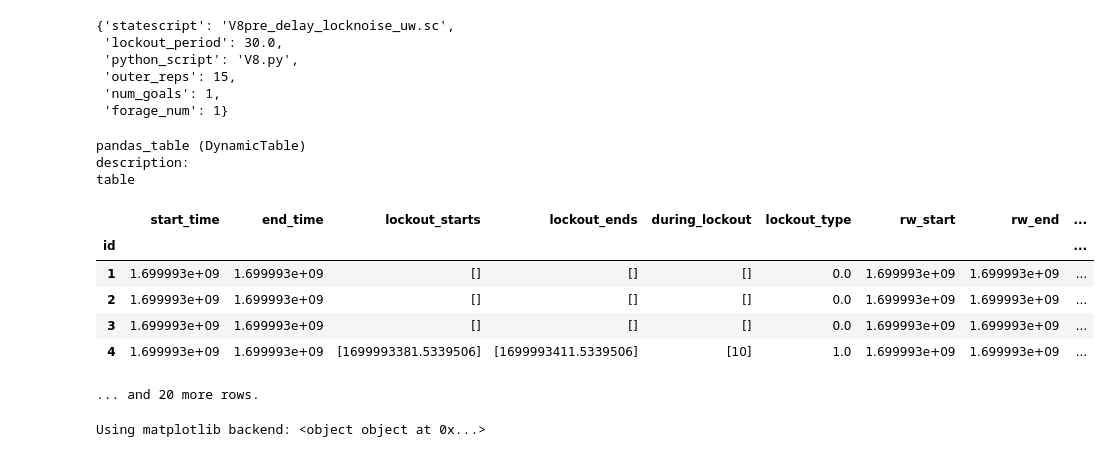
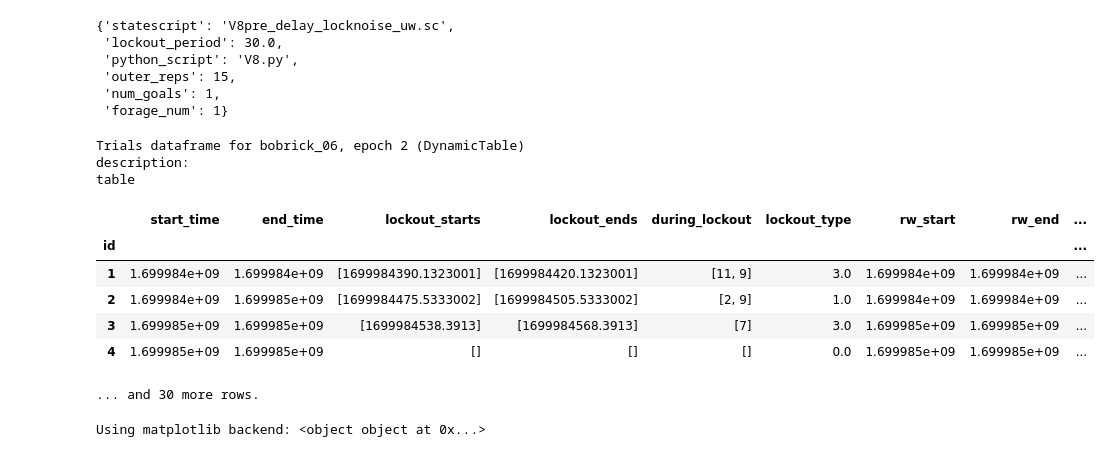
Before and after one commit to gillespielab/gl_spyglass, a Jupyter notebook: notebooks/TrialInfo.ipynb, the cells around one changed output. Cells and saved outputs as stored; diff of their text form; code cells hidden in the pictures.

```diff
--- a/notebooks/TrialInfo.ipynb
+++ b/notebooks/TrialInfo.ipynb
@@ -65,6 +72,6 @@ Total: 2
 ## Reading the resulting analysis file
 # %%
 # select a specific epoch for the inserted session
-key = {"nwb_file_name": nwb_file_name, "epoch": 4}
+restr = {"nwb_file_name": "bobrick20231114_.nwb", "epoch": 2}
 # %%
 # accessing trial descriptors
@@ -78,23 +85,18 @@ key = {"nwb_file_name": nwb_file_name, "epoch": 4}
  'forage_num': 1}
 # %%
 # retrieve a dataframe containing info from each trial on the selected epoch
-filename = (TrialInfo & key).fetch1("analysis_file_name")
-obj_id = (TrialInfo & key).fetch1("trial_info_object_id")
-filepath = (AnalysisNwbfile & {"analysis_file_name" : filename}).fetch1("analysis_file_abs_path")
-nwbfile = get_nwb_file(filepath)
-trials_df = nwbfile.objects[obj_id]
-trials_df
+(TrialInfo & restr).fetch1_dataframe()
 # %% [output]
-pandas_table (DynamicTable)
+Trials dataframe for bobrick_06, epoch 2 (DynamicTable)
 description:
 table
 |  | start_time | end_time | lockout_starts | lockout_ends | during_lockout | lockout_type | rw_start | rw_end | ... |
 | id |  |  |  |  |  |  |  |  | ... |
-| 1 | 1.699993e+09 | 1.699993e+09 | [] | [] | [] | 0.0 | 1.699993e+09 | 1.699993e+09 | ... |
-| 2 | 1.699993e+09 | 1.699993e+09 | [] | [] | [] | 0.0 | 1.699993e+09 | 1.699993e+09 | ... |
-| 3 | 1.699993e+09 | 1.699993e+09 | [] | [] | [] | 0.0 | 1.699993e+09 | 1.699993e+09 | ... |
-| 4 | 1.699993e+09 | 1.699993e+09 | [1699993381.5339506] | [1699993411.5339506] | [10] | 1.0 | 1.699993e+09 | 1.699993e+09 | ... |
+| 1 | 1.699984e+09 | 1.699984e+09 | [1699984390.1323001] | [1699984420.1323001] | [11, 9] | 3.0 | 1.699984e+09 | 1.699984e+09 | ... |
+| 2 | 1.699984e+09 | 1.699985e+09 | [1699984475.5333002] | [1699984505.5333002] | [2, 9] | 1.0 | 1.699984e+09 | 1.699984e+09 | ... |
+| 3 | 1.699985e+09 | 1.699985e+09 | [1699984538.3913] | [1699984568.3913] | [7] | 3.0 | 1.699985e+09 | 1.699985e+09 | ... |
+| 4 | 1.699985e+09 | 1.699985e+09 | [] | [] | [] | 0.0 | 1.699985e+09 | 1.699985e+09 | ... |
-... and 20 more rows.
+... and 30 more rows.
 # %%
 # option: run this cell to get an interactive plot (only works in jupyter, not vscode)
 %matplotlib notebook
```
Also changed, not shown: parts of 11 cells of this notebook.
